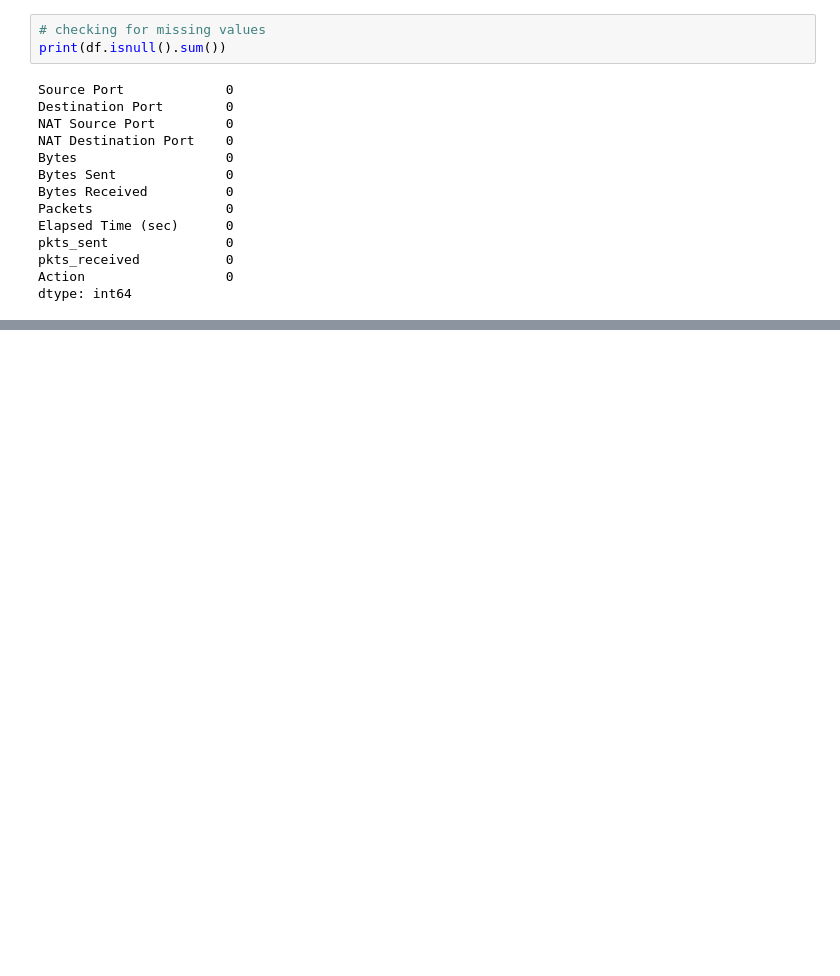
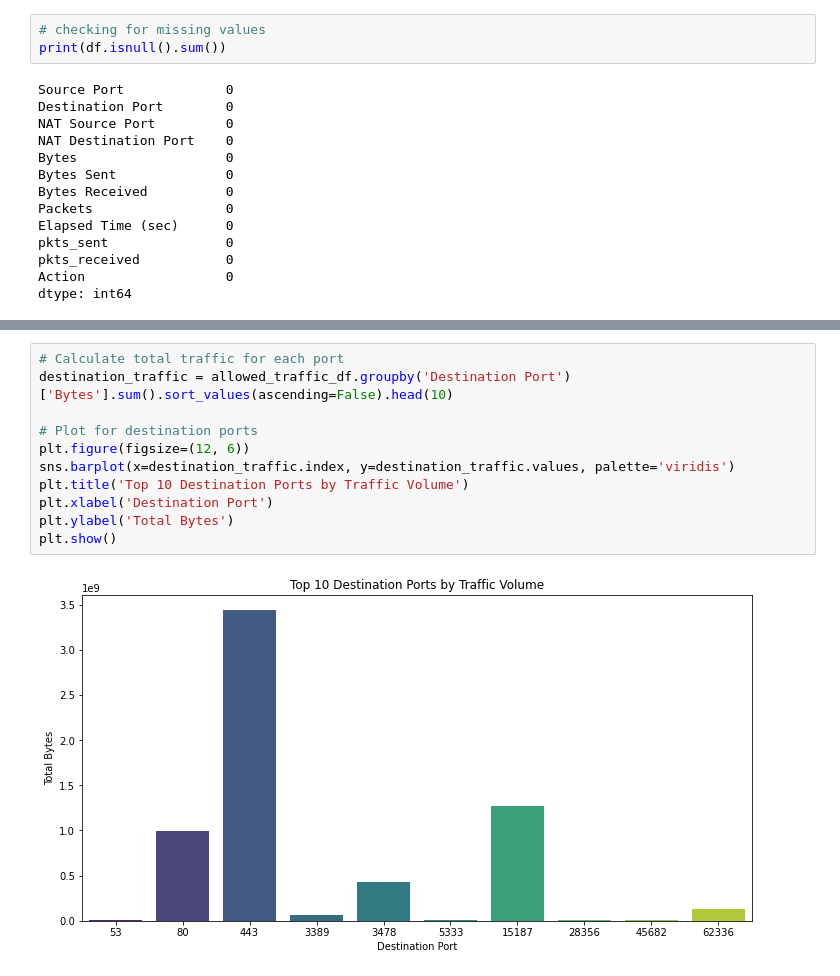
Before and after one commit to cctdoug/ML_CA1, a Jupyter notebook: ML_CA1.ipynb, the cells around one changed output, grey strips where cells are left out. Cells and saved outputs as stored; diff of their text form; blank space fills up the shorter version.

```diff
--- a/ML_CA1.ipynb
+++ b/ML_CA1.ipynb
@@ -128,0 +213,13 @@ dtype: object
+# %%
+# Calculate total traffic for each port
+destination_traffic = allowed_traffic_df.groupby('Destination Port')['Bytes'].sum().sort_values(ascending=False).head(10)
+
+# Plot for destination ports
+plt.figure(figsize=(12, 6))
+sns.barplot(x=destination_traffic.index, y=destination_traffic.values, palette='viridis')
+plt.title('Top 10 Destination Ports by Traffic Volume')
+plt.xlabel('Destination Port')
+plt.ylabel('Total Bytes')
+plt.show()
+# %% [output]
+[figure, added]
```
Also changed, not shown: parts of 9 cells of this notebook.
